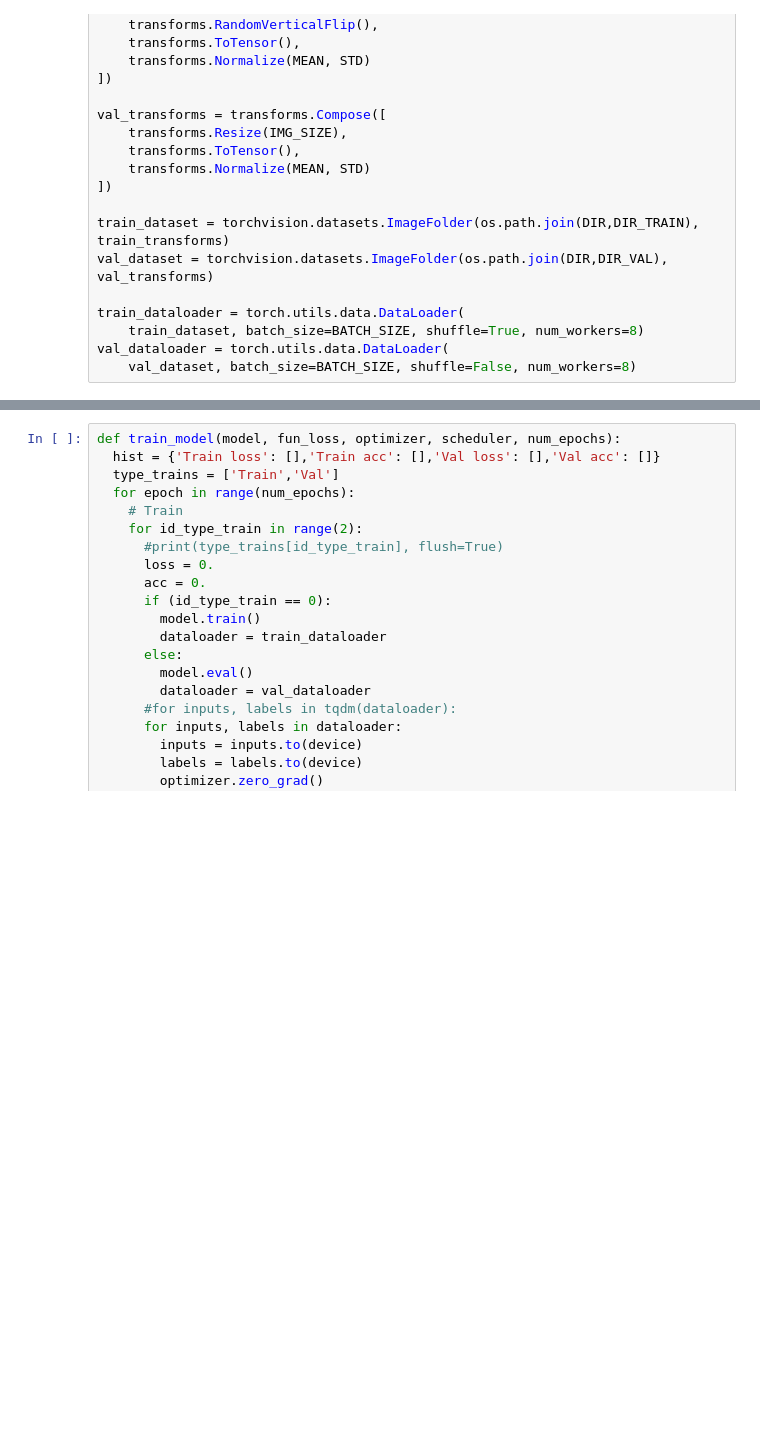
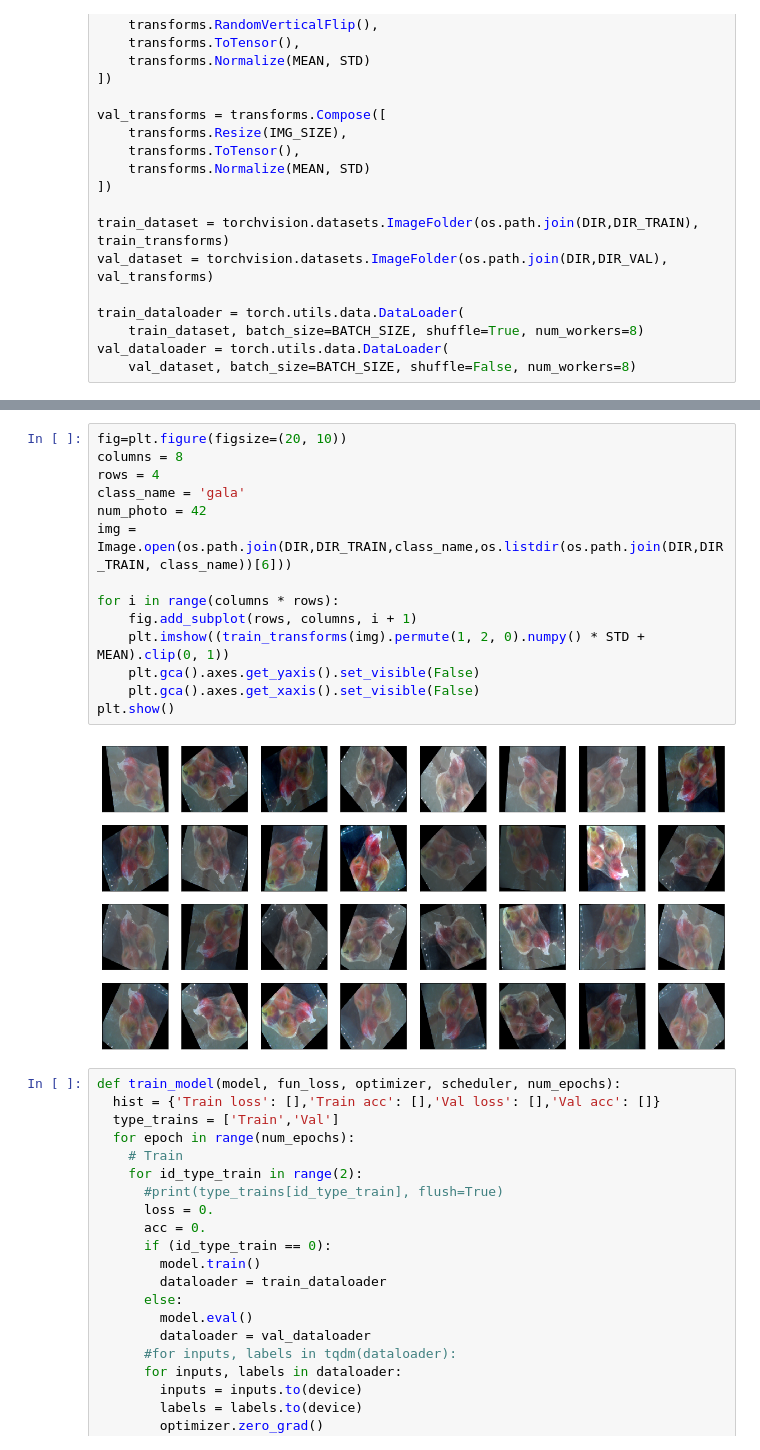
Before and after one commit to MihailMV/Fruits-and-vegetables, a Jupyter notebook: NN_fruits_and_vegetables.ipynb, the cells around one changed output, grey strips where cells are left out. Cells and saved outputs as stored; diff of their text form; blank space fills up the shorter version.

```diff
--- a/NN_fruits_and_vegetables.ipynb
+++ b/NN_fruits_and_vegetables.ipynb
@@ -128,3 +107,19 @@ for inputs, labels in train_dataloader:
+# %%
+fig=plt.figure(figsize=(20, 10))
+columns = 8
+rows = 4
+class_name = 'gala'
+num_photo = 42
+img = Image.open(os.path.join(DIR,DIR_TRAIN,class_name,os.listdir(os.path.join(DIR,DIR_TRAIN, class_name))[6]))
+
+for i in range(columns * rows):
+    fig.add_subplot(rows, columns, i + 1)
+    plt.imshow((train_transforms(img).permute(1, 2, 0).numpy() * STD + MEAN).clip(0, 1))
+    plt.gca().axes.get_yaxis().set_visible(False)
+    plt.gca().axes.get_xaxis().set_visible(False)
+plt.show()
+# %% [output]
+[figure, added]
 # %%
 def train_model(model, fun_loss, optimizer, scheduler, num_epochs):
   hist = {'Train loss': [],'Train acc': [],'Val loss': [],'Val acc': []}
```
Also changed, not shown: parts of 20 cells of this notebook.
